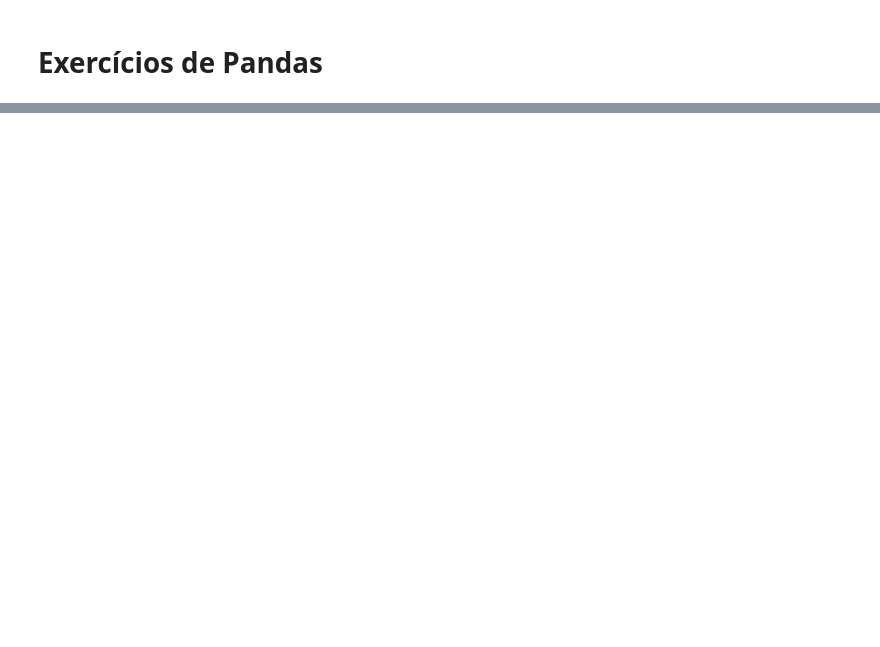
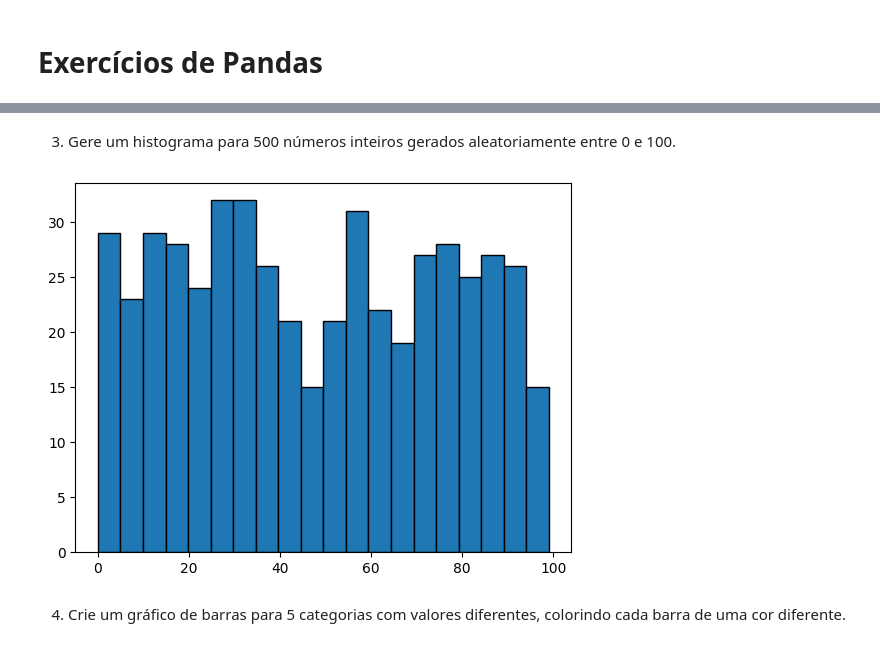
Before and after one commit to nsx270/ExerciciosBibliotecaPython, a Jupyter notebook: ExerciciosBibliotecas_Python_PedroHenriqueToledo_6B_Noturno.ipynb, the cells around one changed output, grey strips where cells are left out. Drawn from its saved outputs; the diff is of its cells as text; code cells hidden in the pictures; blank space fills up the shorter version.

```diff
--- a/ExerciciosBibliotecas_Python_PedroHenriqueToledo_6B_Noturno.ipynb
+++ b/ExerciciosBibliotecas_Python_PedroHenriqueToledo_6B_Noturno.ipynb
@@ -463,0 +844,12 @@ print("Solução de [x, y, z]:", sol20)
+# %% [markdown]
+3. Gere um histograma para 500 números inteiros gerados aleatoriamente entre 0 e 100.
+# %%
+dados3 = np.random.randint(0, 101, size=500)
+plt.hist(dados3, bins=20, edgecolor="black")
+plt.show()
+
+# plt.hist criando o gráfico de frequência
+# %% [output]
+[figure, added]
+# %% [markdown]
+4. Crie um gráfico de barras para 5 categorias com valores diferentes, colorindo cada barra de uma cor diferente.
```
Also changed, not shown: parts of 96 cells of this notebook.
